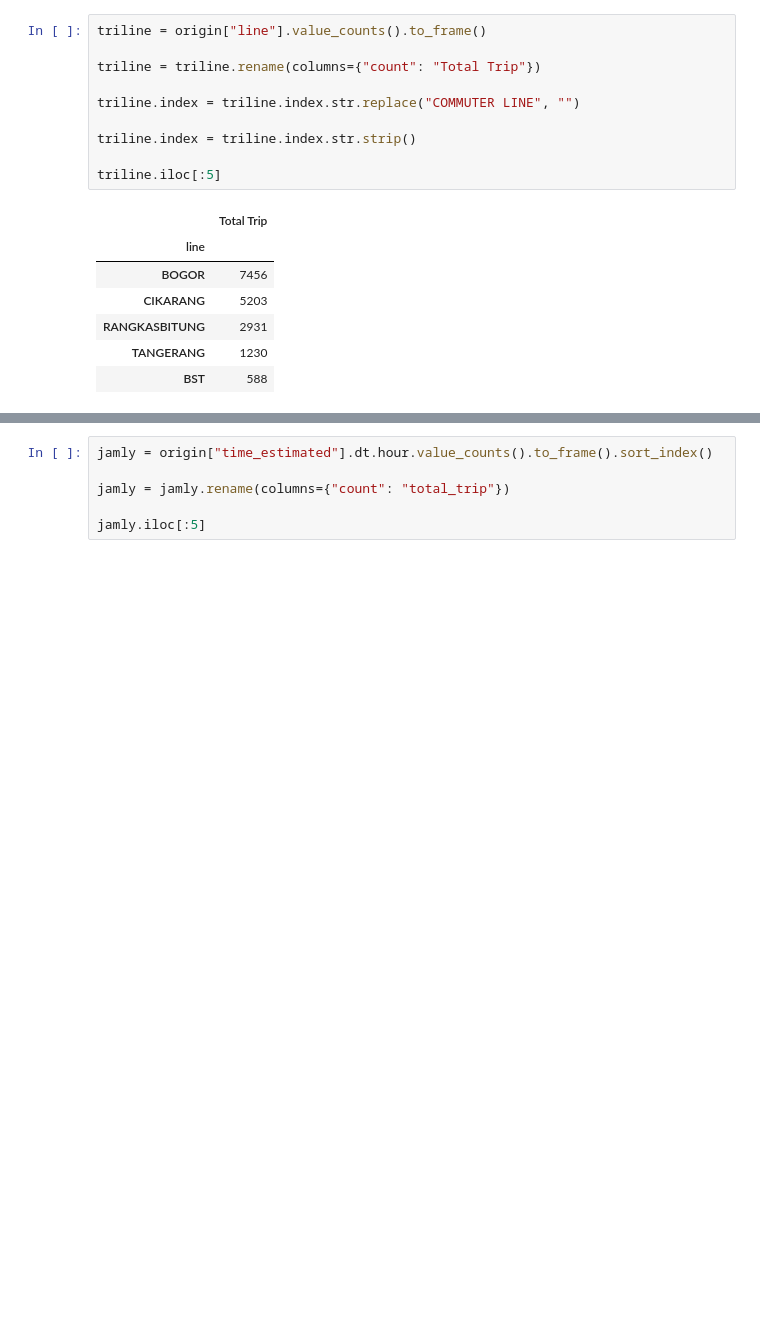
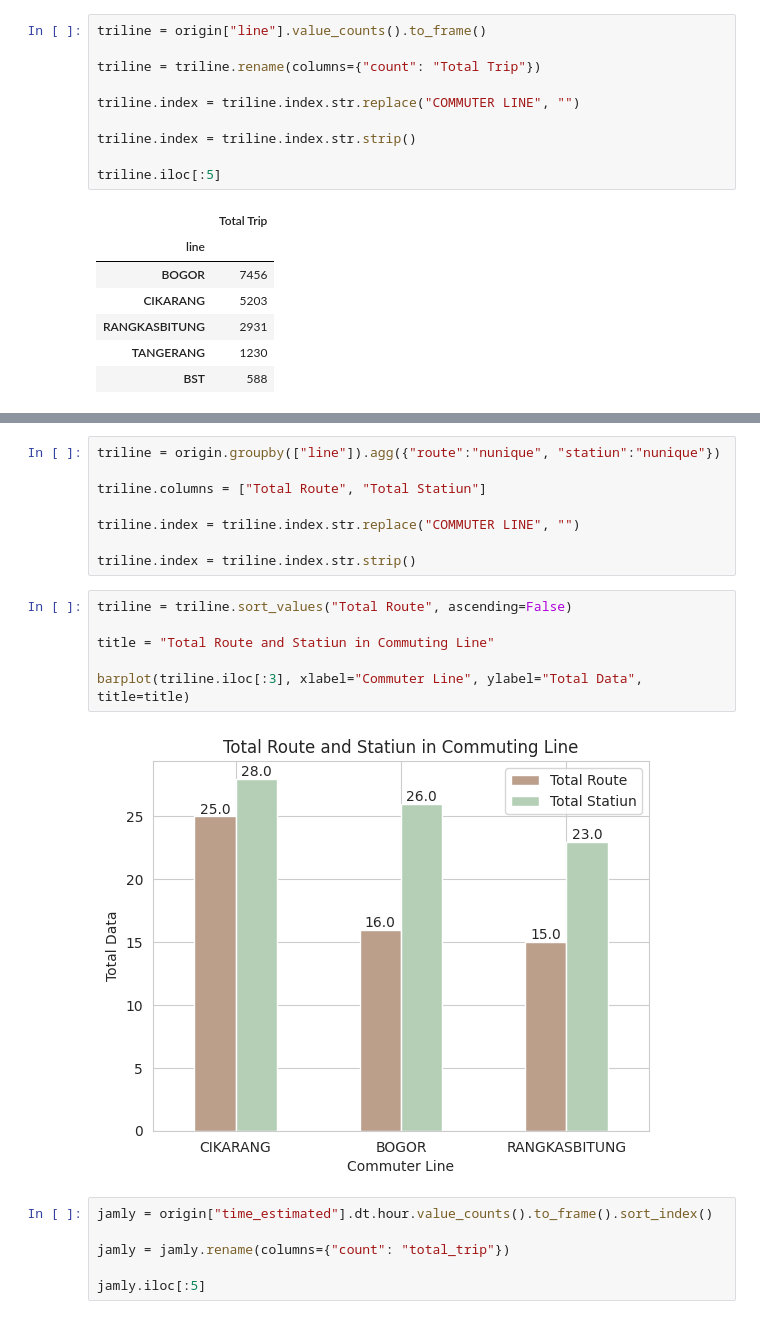
Before and after one commit to Kelnit/Year, a Jupyter notebook: Year.ipynb, the cells around one changed output, grey strips where cells are left out. Cells and saved outputs as stored; diff of their text form; blank space fills up the shorter version.

```diff
--- a/Year.ipynb
+++ b/Year.ipynb
@@ -96,3 +102,19 @@ triline.iloc[:5]
+# %%
+triline = origin.groupby(["line"]).agg({"route":"nunique", "statiun":"nunique"})
+
+triline.columns = ["Total Route", "Total Statiun"]
+
+triline.index = triline.index.str.replace("COMMUTER LINE", "")
+
+triline.index = triline.index.str.strip()
+# %%
+triline = triline.sort_values("Total Route", ascending=False)
+
+title = "Total Route and Statiun in Commuting Line"
+
+barplot(triline.iloc[:3], xlabel="Commuter Line", ylabel="Total Data", title=title)
+# %% [output]
+[figure, added]
 # %%
 jamly = origin["time_estimated"].dt.hour.value_counts().to_frame().sort_index()
 
```
Also changed, not shown: parts of 1 cell of this notebook.
